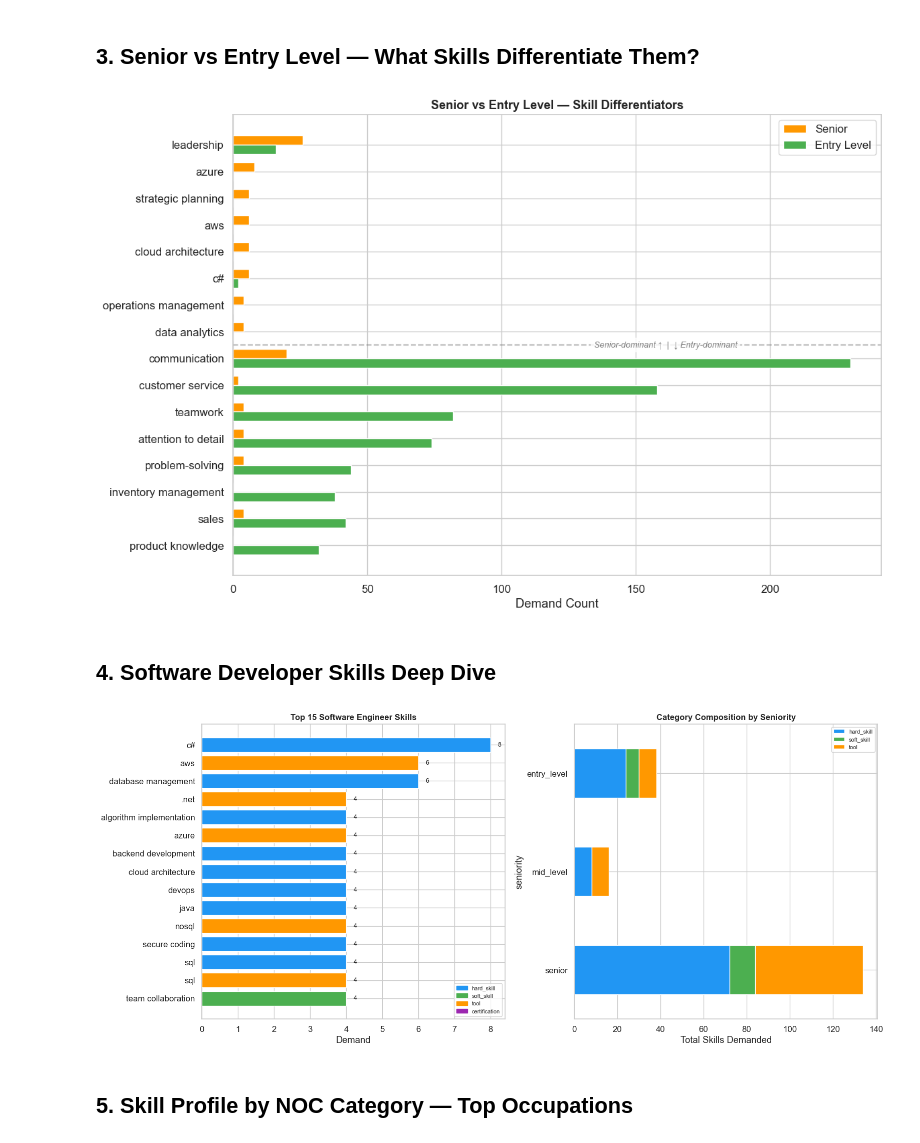
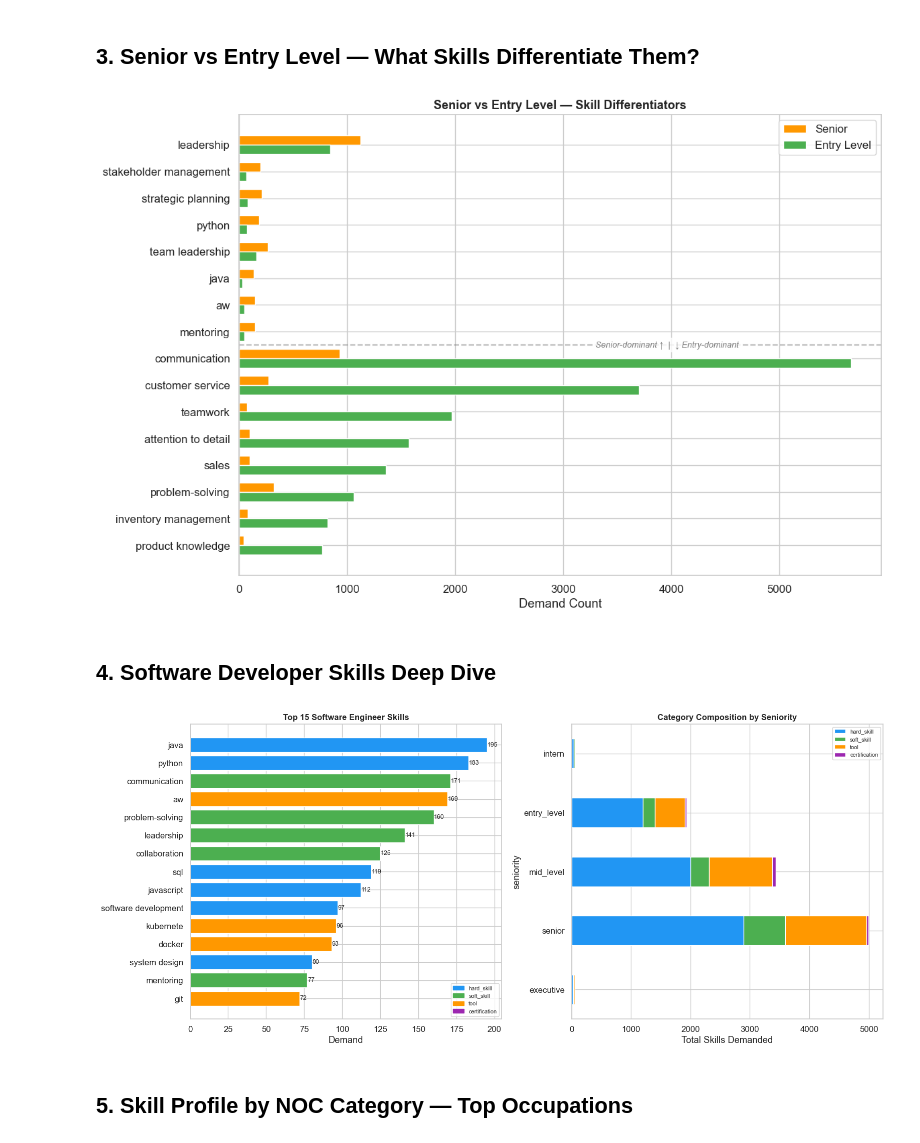
Before and after one commit to JindoKimKor/GILJOBI, a Jupyter notebook: pipelines/skill-demand/sample_validation_results.ipynb, the cells around one changed output. Saved outputs shown, nothing was run; the diff lists cells and outputs as text; code cells hidden in the pictures.

```diff
--- a/pipelines/skill-demand/sample_validation_results.ipynb
+++ b/pipelines/skill-demand/sample_validation_results.ipynb
@@ -137,8 +199,10 @@ plt.show()
 ## 2. Top 20 Skills Across All Industries
 # %%
 top20 = pd.read_sql("""
-    SELECT skill, category, COUNT(*) as demand
-    FROM jd_skills GROUP BY skill, category ORDER BY demand DESC LIMIT 20
+    SELECT sk.name as skill, sk.category, COUNT(*) as demand
+    FROM fact_job_skill_demand f
+    JOIN dim_skills sk ON f.skill_id = sk.id
+    GROUP BY sk.name, sk.category ORDER BY demand DESC LIMIT 20
 """, conn)
 
 fig, ax = plt.subplots(figsize=(12, 8))
@@ -150,7 +214,7 @@ ax.set_xlabel('Demand Count')
 ax.set_title('Top 20 Most Demanded Skills (All Industries)', fontsize=13, fontweight='bold')
 
 for i, v in enumerate(top20['demand']):
-    ax.text(v + 3, i, str(v), va='center', fontsize=9)
+    ax.text(v + 3, i, f"{v:,}", va='center', fontsize=9)
 
 ax.legend(handles=[Patch(color=c, label=l) for l, c in CAT_COLORS.items()], loc='lower right')
 plt.tight_layout()
@@ -161,15 +225,17 @@ plt.show()
 ## 3. Senior vs Entry Level — What Skills Differentiate Them?
 # %%
 diff_df = pd.read_sql("""
-    SELECT s.skill, s.category,
-        COUNT(*) FILTER (WHERE p.seniority = 'senior') as senior,
-        COUNT(*) FILTER (WHERE p.seniority = 'entry_level') as entry_level
-    FROM jd_skills s
-    JOIN jd_postings p ON s.jd_id = p.job_id
-    WHERE p.seniority IN ('senior', 'entry_level')
-    GROUP BY s.skill, s.category
-    HAVING COUNT(*) >= 4
-    ORDER BY COUNT(*) FILTER (WHERE p.seniority = 'senior') - COUNT(*) FILTER (WHERE p.seniority = 'entry_level') DESC
+    SELECT sk.name as skill, sk.category,
+        COUNT(*) FILTER (WHERE ds.level = 'senior') as senior,
+        COUNT(*) FILTER (WHERE ds.level = 'entry_level') as entry_level
+    FROM fact_job_skill_demand f
+    JOIN dim_skills sk ON f.skill_id = sk.id
+    JOIN fact_job_postings p ON f.job_id = p.job_id
+    JOIN dim_seniority ds ON p.seniority_id = ds.id
+    WHERE ds.level IN ('senior', 'entry_level')
+    GROUP BY sk.name, sk.category
+    HAVING COUNT(*) >= 10
+    ORDER BY COUNT(*) FILTER (WHERE ds.level = 'senior') - COUNT(*) FILTER (WHERE ds.level = 'entry_level') DESC
 """, conn)
 
 senior_top = diff_df.head(8)
@@ -190,7 +256,6 @@ ax.set_xlabel('Demand Count')
 ax.set_title('Senior vs Entry Level — Skill Differentiators', fontsize=13, fontweight='bold')
 ax.legend()
 
-# Divider
 ax.axhline(y=7.5, color='gray', linestyle='--', alpha=0.5)
 ax.text(max(combined['entry_level']) * 0.7, 7.5, 'Senior-dominant ↑  |  ↓ Entry-dominant',
         ha='center', va='center', fontsize=9, color='gray', style='italic',
@@ -199,49 +264,51 @@ ax.text(max(combined['entry_level']) * 0.7, 7.5, 'Senior-dominant ↑  |  ↓ En
 plt.tight_layout()
 plt.show()
 # %% [output]
-[figure, old version]
+[figure, new version]
 # %% [markdown]
 ## 4. Software Developer Skills Deep Dive
 # %%
 swe_skills = pd.read_sql("""
-    SELECT s.skill, s.category, p.seniority, COUNT(*) as demand
-    FROM jd_skills s
-    JOIN jd_postings p ON s.jd_id = p.job_id
+    SELECT sk.name as skill, sk.category, ds.level as seniority, COUNT(*) as demand
+    FROM fact_job_skill_demand f
+    JOIN dim_skills sk ON f.skill_id = sk.id
+    JOIN fact_job_postings p ON f.job_id = p.job_id
+    JOIN dim_seniority ds ON p.seniority_id = ds.id
     JOIN noc_titles n ON p.noc_id = n.id
     WHERE n.noc21_name ILIKE '%software%'
-    GROUP BY s.skill, s.category, p.seniority
+    GROUP BY sk.name, sk.category, ds.level
 """, conn)
 
 fig, axes = plt.subplots(1, 2, figsize=(16, 7))
 
 # Left: Top 15 skills bar
 top_swe = swe_skills.groupby(['skill', 'category'])['demand'].sum().reset_index().nlargest(15, 'demand')
 axes[0].barh(range(len(top_swe)), top_swe['demand'], color=[CAT_COLORS[c] for c in top_swe['category']])
 axes[0].set_yticks(range(len(top_swe)))
 axes[0].set_yticklabels(top_swe['skill'])
 axes[0].invert_yaxis()
 axes[0].set_xlabel('Demand')
 axes[0].set_title('Top 15 Software Engineer Skills', fontsize=12, fontweight='bold')
 for i, v in enumerate(top_swe['demand']):
     axes[0].text(v + 0.2, i, str(v), va='center', fontsize=9)
 axes[0].legend(handles=[Patch(color=c, label=l) for l, c in CAT_COLORS.items()], loc='lower right', fontsize=8)
 
 # Right: Stacked bar — category composition by seniority
 swe_cat = swe_skills.groupby(['seniority', 'category'])['demand'].sum().unstack(fill_value=0)
 swe_cat = swe_cat.reindex([s for s in SEN_ORDER if s in swe_cat.index])
 swe_cat = swe_cat.reindex(columns=[c for c in CAT_COLORS if c in swe_cat.columns])
 
 swe_cat.plot(kind='barh', stacked=True, ax=axes[1],
              color=[CAT_COLORS[c] for c in swe_cat.columns])
 axes[1].set_xlabel('Total Skills Demanded')
 axes[1].set_title('Category Composition by Seniority', fontsize=12, fontweight='bold')
 axes[1].legend(fontsize=8)
 axes[1].invert_yaxis()
 
 plt.tight_layout()
 plt.show()
 # %% [output]
-[figure, old version]
+[figure, new version]
 # %% [markdown]
 ## 5. Skill Profile by NOC Category — Top Occupations
 # %%
```
Also changed, not shown: parts of 8 cells of this notebook, 12 other files.
